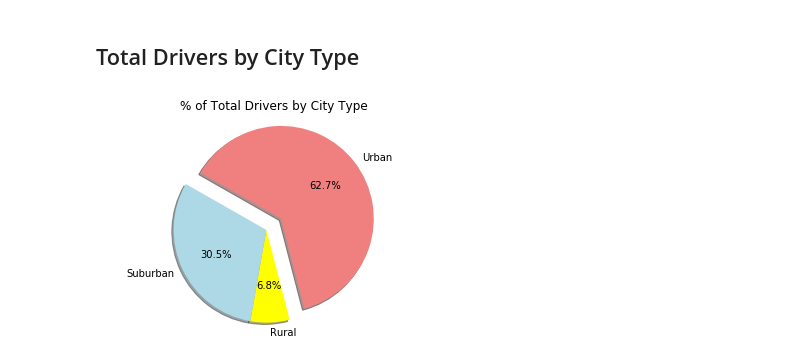
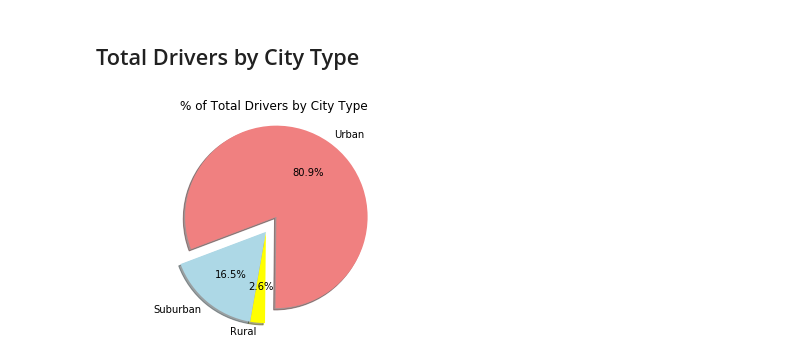
Before and after one commit to rpmsanchez/Data-Analysis-Visualization-Works, a Jupyter notebook: hw5/pyber_rsanchez copy.ipynb, the cells around one changed output. Saved outputs shown, nothing was run; the diff lists cells and outputs as text; code cells hidden in the pictures.

```diff
--- a/hw5/pyber_rsanchez copy.ipynb
+++ b/hw5/pyber_rsanchez copy.ipynb
@@ -156,26 +152,24 @@ plt.show()
 # %%
 # Calculate Driver Percents
 rdrivers = rural_final['driver_count'].sum()
 udrivers = urban_final['driver_count'].sum()
 sdrivers = suburban_final['driver_count'].sum()
 
 # Build Pie Charts
 types = ["Rural", "Urban", "Suburban"]
 drivers = [rdrivers, udrivers, sdrivers]
 colors = ["yellow", "lightcoral", "lightblue"]
 explode = (0, 0.2, 0)
-plt.pie(fares, explode=explode, labels=types, colors=colors,
+plt.pie(drivers, explode=explode, labels=types, colors=colors,
         autopct="%2.1f%%", shadow=True, startangle=260)
 plt.axis("equal")
 plt.title("% of Total Drivers by City Type")
 
-#Do not understand why my percentages are off here.... all the counts are correct
-
 # Save Figure
 plt.savefig("../Images/driverspie.png")
 plt.show()
 # %% [output]
-[figure, old version]
+[figure, new version]
 # %%
 # Show Figure
 plt.show()
```
Also changed, not shown: parts of 4 cells of this notebook, 1 other file.
